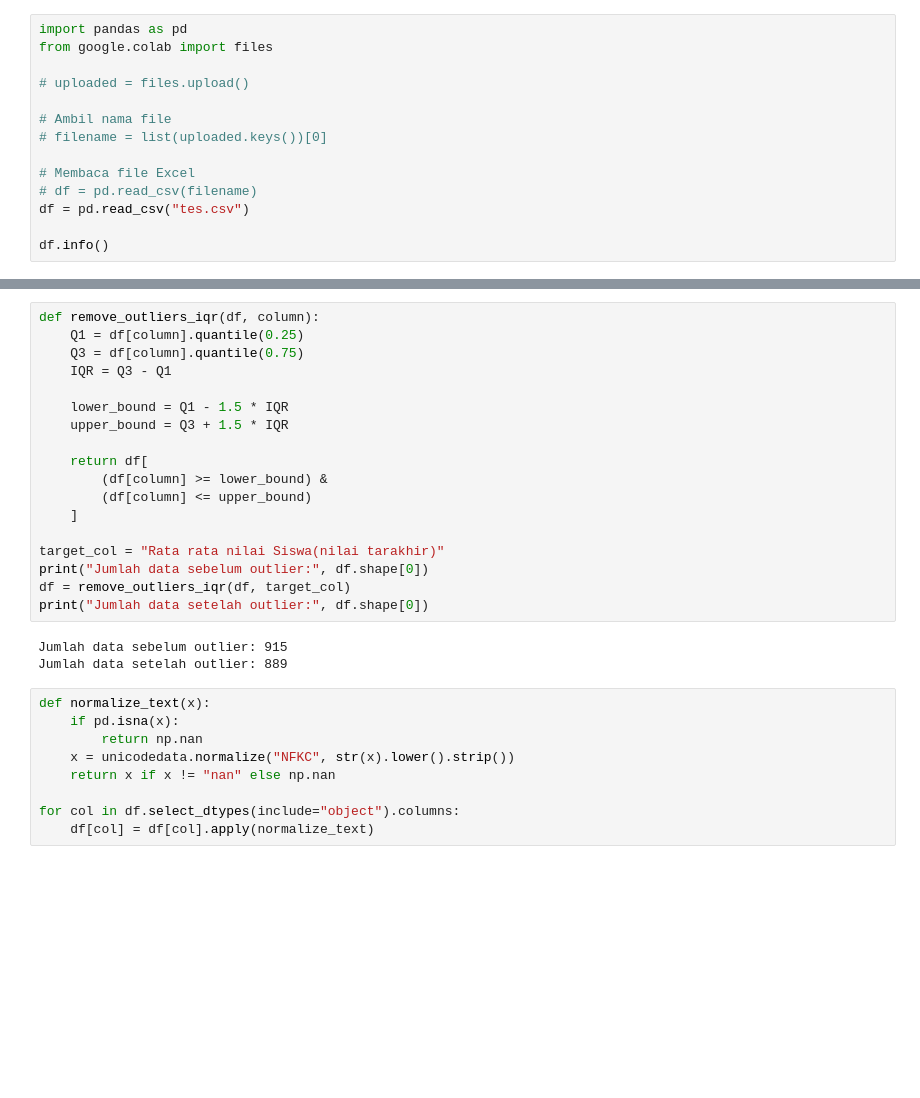
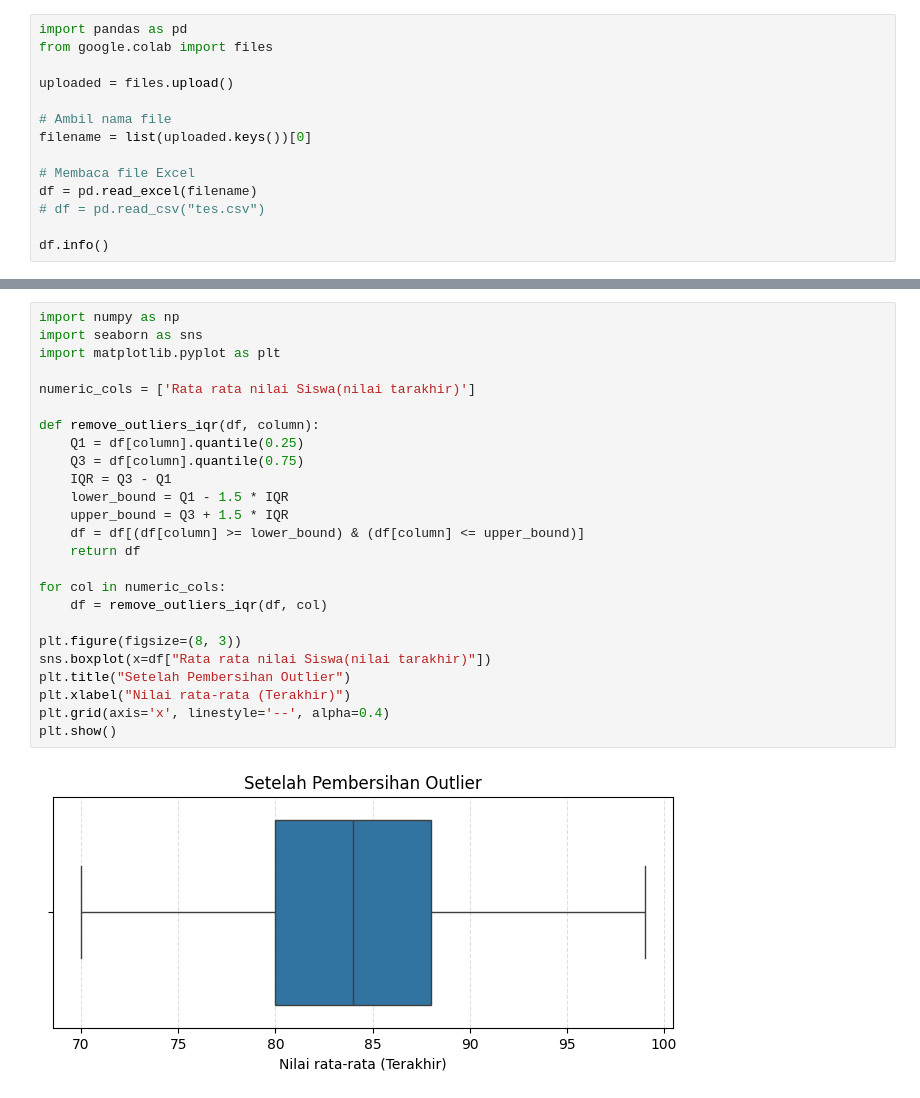
Before and after one commit to ivansirait/Analisis_kebiasaan_saat_belajar_vs_Prestasi_Akademik-Siswa, a Jupyter notebook: DasiDalis.ipynb, the cells around one changed output, grey strips where cells are left out. Saved outputs shown, nothing was run; the diff lists cells and outputs as text; blank space fills up the shorter version.

```diff
--- a/DasiDalis.ipynb
+++ b/DasiDalis.ipynb
@@ -4,14 +4,14 @@
 import pandas as pd
 from google.colab import files
 
-# uploaded = files.upload()
+uploaded = files.upload()
 
 # Ambil nama file
-# filename = list(uploaded.keys())[0]
+filename = list(uploaded.keys())[0]
 
 # Membaca file Excel
-# df = pd.read_csv(filename)
-df = pd.read_csv("tes.csv")
+df = pd.read_excel(filename)
+# df = pd.read_csv("tes.csv")
 
 df.info()
 # %% [output]
@@ -96,30 +131,27 @@ df = df.dropna(subset=["Rata rata nilai Siswa(nilai tarakhir)"])
 # %%
+import numpy as np
+import seaborn as sns
+import matplotlib.pyplot as plt
+
+numeric_cols = ['Rata rata nilai Siswa(nilai tarakhir)']
+
 def remove_outliers_iqr(df, column):
     Q1 = df[column].quantile(0.25)
     Q3 = df[column].quantile(0.75)
     IQR = Q3 - Q1
-
     lower_bound = Q1 - 1.5 * IQR
     upper_bound = Q3 + 1.5 * IQR
+    df = df[(df[column] >= lower_bound) & (df[column] <= upper_bound)]
+    return df
 
-    return df[
-        (df[column] >= lower_bound) &
-        (df[column] <= upper_bound)
-    ]
+for col in numeric_cols:
+    df = remove_outliers_iqr(df, col)
 
-target_col = "Rata rata nilai Siswa(nilai tarakhir)"
-print("Jumlah data sebelum outlier:", df.shape[0])
-df = remove_outliers_iqr(df, target_col)
-print("Jumlah data setelah outlier:", df.shape[0])
+plt.figure(figsize=(8, 3))
+sns.boxplot(x=df["Rata rata nilai Siswa(nilai tarakhir)"])
+plt.title("Setelah Pembersihan Outlier")
+plt.xlabel("Nilai rata-rata (Terakhir)")
+plt.grid(axis='x', linestyle='--', alpha=0.4)
+plt.show()
 # %% [output]
-Jumlah data sebelum outlier: 915
-Jumlah data setelah outlier: 889
+[figure, added]
-# %%
-def normalize_text(x):
-    if pd.isna(x):
-        return np.nan
-    x = unicodedata.normalize("NFKC", str(x).lower().strip())
-    return x if x != "nan" else np.nan
-
-for col in df.select_dtypes(include="object").columns:
-    df[col] = df[col].apply(normalize_text)
```
Also changed, not shown: parts of 33 cells of this notebook.
